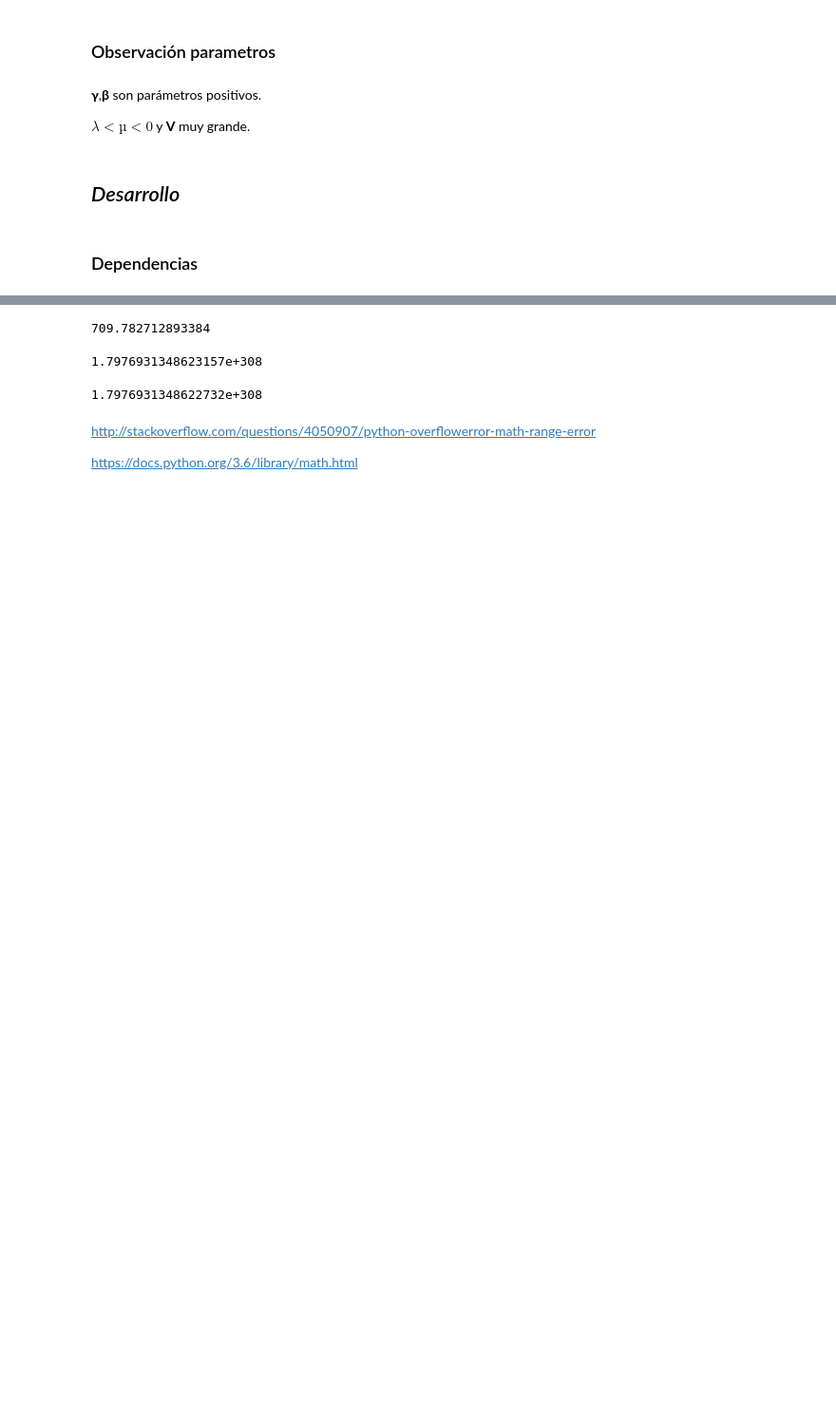
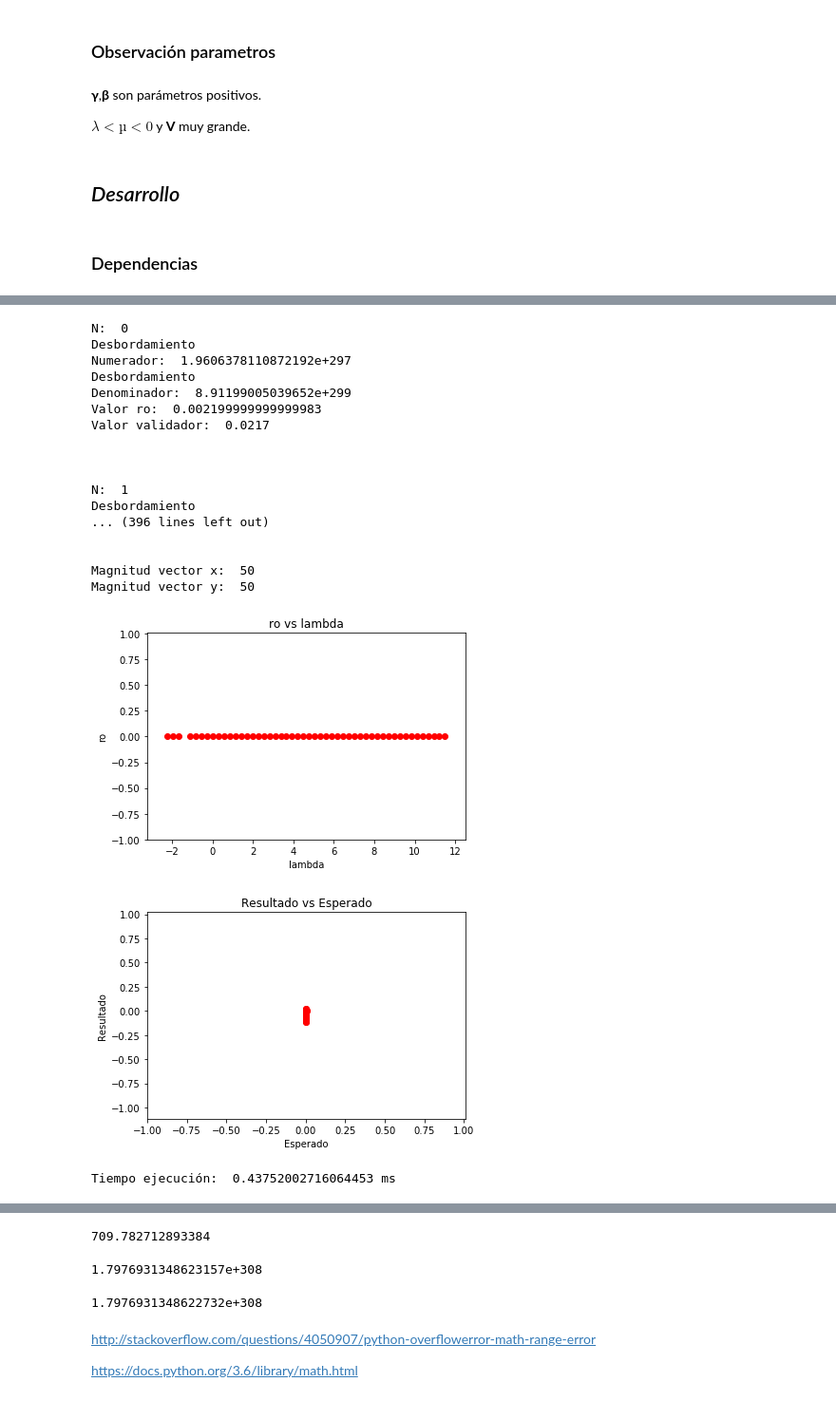
Before and after one commit to Gonen09/infinite-range-hopping-Python, a Jupyter notebook: problema 2.ipynb, the cells around one changed output, grey strips where cells are left out. Shown at 95% size. Cells and saved outputs as stored; diff of their text form; code cells hidden in the pictures; blank space fills up the shorter version.

```diff
--- a/problema 2.ipynb
+++ b/problema 2.ipynb
@@ -48,5 +59,11 @@ $$
 $$
 # %%
 def validador(u , lam , gam):
-    resultado = (u-lam)/(2*gam)
+    try:
+        resultado = (u-lam)/(2*gam)
+    except ZeroDivisionError:
+        print('Division por cero')
+        resultado = 0
+
+    print ("Valor validador: ",resultado)
     return resultado
@@ -55,8 +70 @@ def validador(u , lam , gam):
-# %%
-B = 300
-U = 0.5
-lam = 0.05
-gam = 5
-V = 500
-N = 55
 # %% [markdown]
@@ -78,0 +111,64 @@ OverflowError: math range error
+# %%
+# Valores iniciales
+gam = 50      # Positivo
+B = 15        # Positivo
+lam = -2.5    # Menor que mu
+U = -0.05     # Menor que cero
+V = 10000     # Valor muy grande
+N = 100       # Numero de iteraciones
+
+# Datos grafico
+titulo = "ro vs lambda"
+nom_ejex= "lambda"
+nom_ejey= "ro"
+
+
+# Ejecucion prueba
+start_time = time.time() #Para medir el tiempo de ejecución
+
+numero_segmentaciones = 50.0
+
+x = []
+y = []
+z = []
+
+for i in range(int(numero_segmentaciones)):
+
+    lam += 14/numero_segmentaciones
+
+    print("N: ",i)
+    ro = resultado(B ,U,lam,gam,V,N)
+    y.append(ro)
+    r = validador(U,lam,gam)
+    z.append(r)
+    x.append(lam)
+
+    print("\n\n")
+
+print("Magnitud vector x: ",str(len(x)))
+print("Magnitud vector y: ",str(len(y)))
+
+graficador(x,y,titulo,nom_ejex,nom_ejey)
+graficador(y,z,"Resultado vs Esperado","Esperado","Resultado")
+print ("Tiempo ejecución: ",time.time() - start_time,"ms")
+# %% [output]
+N:  0
+Desbordamiento
+Numerador:  1.9606378110872192e+297
+Desbordamiento
+Denominador:  8.91199005039652e+299
+Valor ro:  0.002199999999999983
+Valor validador:  0.0217
+
+
+
+N:  1
+Desbordamiento
+... (396 lines left out)
+
+
+Magnitud vector x:  50
+Magnitud vector y:  50
+[figure, added]
+[figure, added]
+Tiempo ejecución:  0.43752002716064453 ms
```
Also changed, not shown: parts of 18 cells of this notebook.
